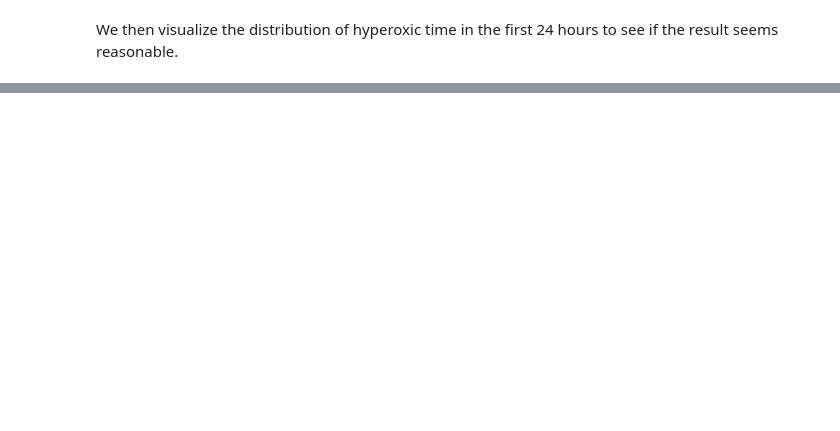
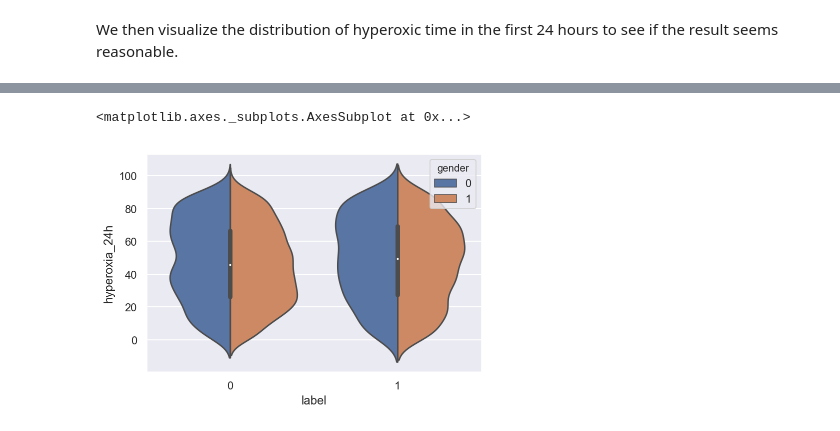
Before and after one commit to cosgriffc/hyperoxia-brazil, a Jupyter notebook: hyperoxia-orgdys.ipynb, the cells around one changed output, grey strips where cells are left out. Saved outputs shown, nothing was run; the diff lists cells and outputs as text; code cells hidden in the pictures; blank space fills up the shorter version.

```diff
--- a/hyperoxia-orgdys.ipynb
+++ b/hyperoxia-orgdys.ipynb
@@ -276,0 +344,5 @@ This looks how we would expect. The next steps are joining this feature to the b
+# %%
+sns.violinplot(x='label', y='hyperoxia_24h', hue='gender', split=True, data=eda_df)
+# %% [output]
+<matplotlib.axes._subplots.AxesSubplot at 0x...>
+[figure, added]
```
Also changed, not shown: parts of 19 cells of this notebook.
